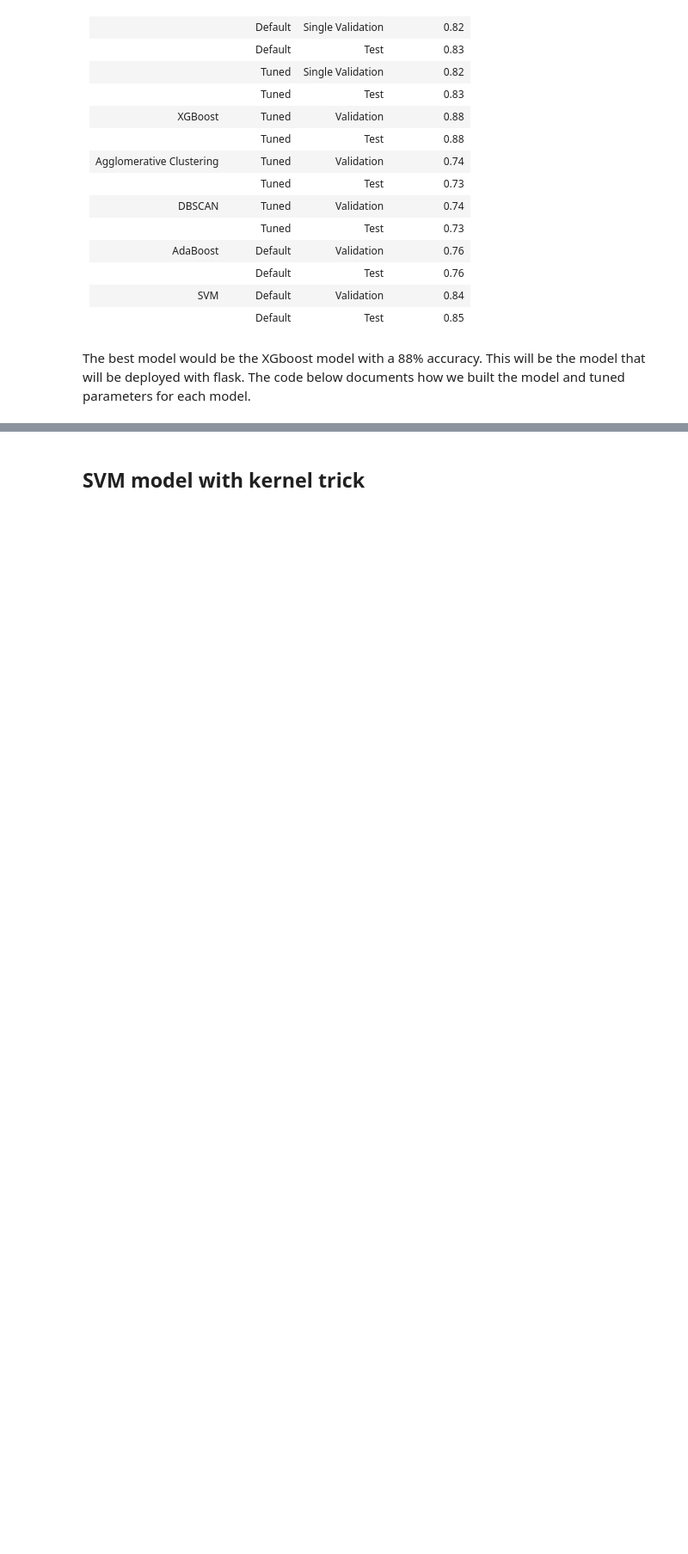
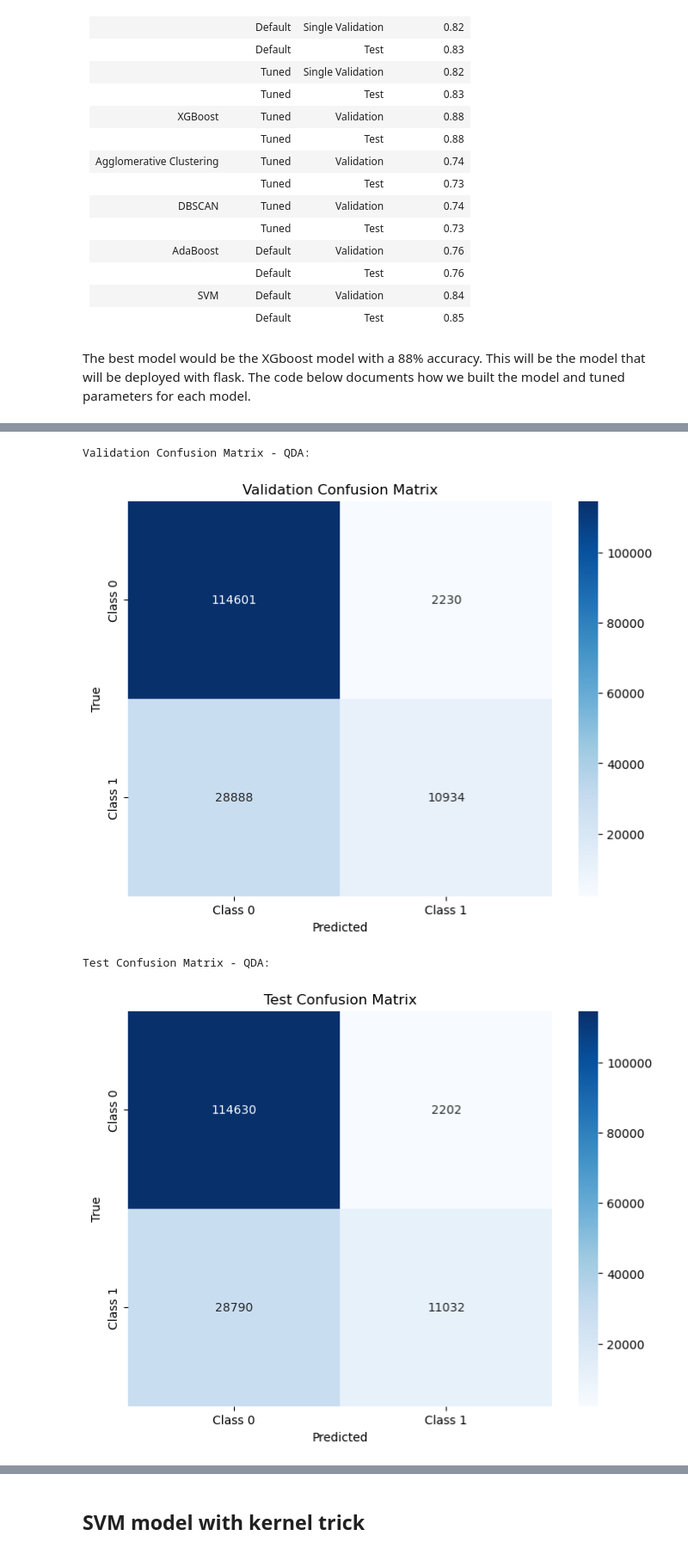
Before and after one commit to samantharivas/healthcare-market-saturation-fraud, a Jupyter notebook: Modeling.ipynb, the cells around one changed output, grey strips where cells are left out. Shown at 86% size. Drawn from its saved outputs; the diff is of its cells as text; code cells hidden in the pictures; blank space fills up the shorter version.

```diff
--- a/Modeling.ipynb
+++ b/Modeling.ipynb
@@ -760,0 +1188,19 @@ print(f'Tuned DBSCAN model saved at: {dbscan_best_model_path}')
+# %%
+# define the parameter grid
+param_grid_qda = {
+    'reg_param': [0.0, 0.01, 0.1, 0.5, 1.0],
+    'store_covariance': [True, False],
+    'tol': [1e-4, 1e-3, 1e-2, 1e-1, 1.0]
+}
+
+# initialize QDA model
+qda_model = QuadraticDiscriminantAnalysis()
+
+# setup GridSearchCV
+grid_search_qda = GridSearchCV(estimator=qda_model,
+                               param_grid=param_grid_qda,
+                               scoring='accuracy',
+                               cv=3, n_jobs=2, verbose=2)
+# %%
+# fit the model
+grid_search_qda.fit(x_train_scaled_pca, y_train)
@@ -760,0 +1214,8 @@ print(f'Tuned DBSCAN model saved at: {dbscan_best_model_path}')
+# %%
+# best parameters, estimator, score
+best_model_qda = grid_search_qda.best_estimator_
+best_params_qda = grid_search_qda.best_params_
+best_score_qda = grid_search_qda.best_score_
+
+print(f'Best Parameters for QDA: {best_params_qda}')
+print(f'Best Cross-Validation Score: {best_score_qda}')
@@ -760,0 +1227,6 @@ print(f'Tuned DBSCAN model saved at: {dbscan_best_model_path}')
+# %%
+# evaluate model - val, test, train
+qda_metrics = evaluate_model(best_model_qda, x_val_scaled_pca, y_val, x_test_scaled_pca, y_test, x_train_scaled_pca, y_train)
+
+# convert to df
+qda_metrics_df = metrics_to_dataframe(qda_metrics)
@@ -760,0 +1251,12 @@ print(f'Tuned DBSCAN model saved at: {dbscan_best_model_path}')
+# %%
+# plot confusion matrices
+print("Validation Confusion Matrix - QDA:")
+plot_confusion_matrix(qda_metrics['Confusion Matrix']['Validation'], 'Validation Confusion Matrix')
+
+print("Test Confusion Matrix - QDA:")
+plot_confusion_matrix(qda_metrics['Confusion Matrix']['Test'], 'Test Confusion Matrix')
+# %% [output]
+Validation Confusion Matrix - QDA:
+[figure, added]
+Test Confusion Matrix - QDA:
+[figure, added]
```
Also changed, not shown: parts of 110 cells of this notebook, 15 other files.
